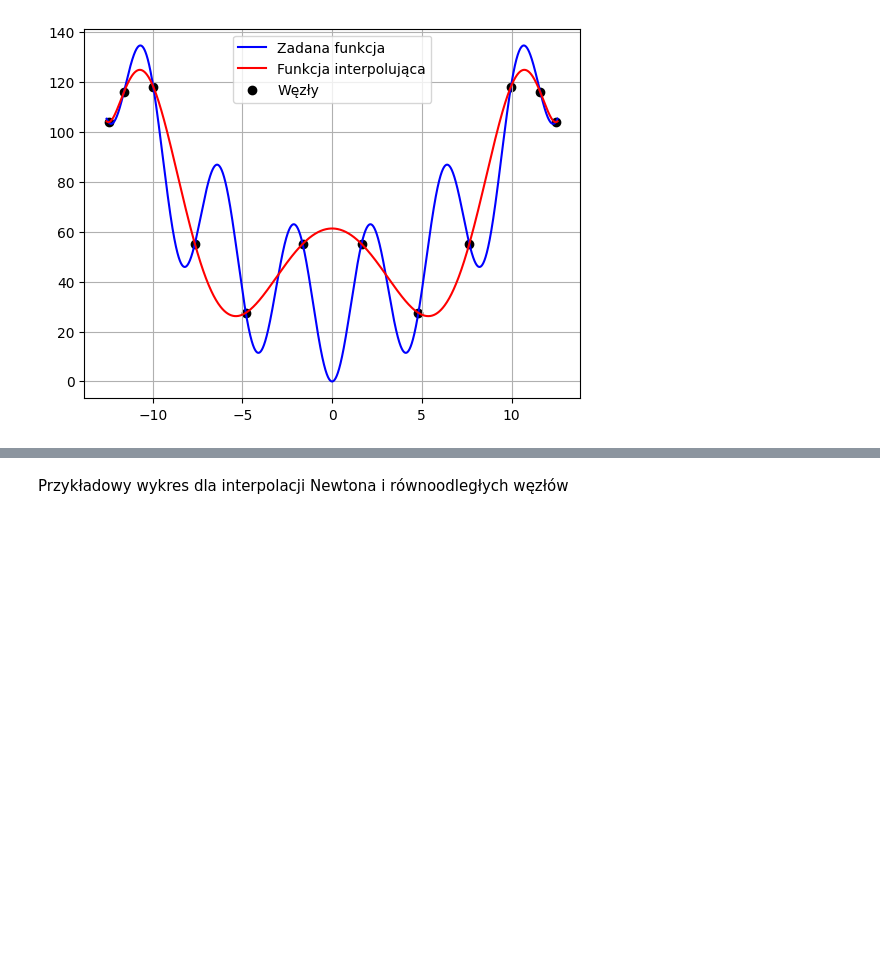
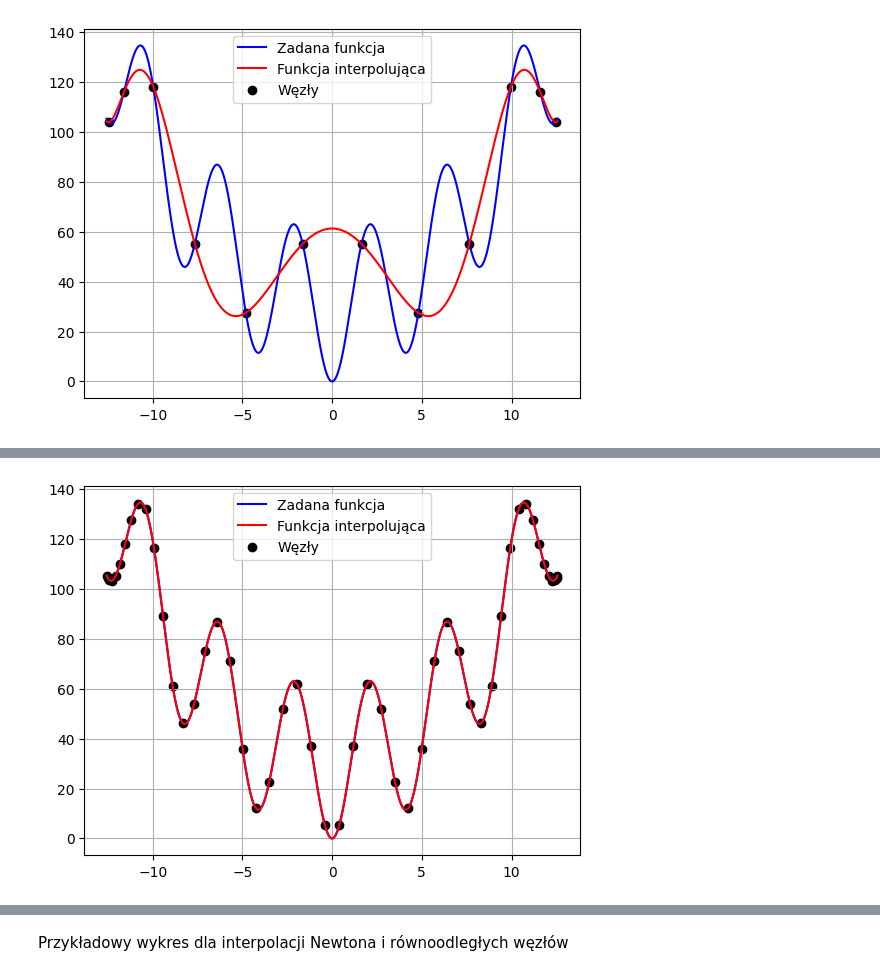
Before and after one commit to JakubFr4czek/MOwNiT, a Jupyter notebook: lab4c/fraczek_4c.ipynb, the cells around one changed output, grey strips where cells are left out. Cells and saved outputs as stored; diff of their text form; code cells hidden in the pictures; blank space fills up the shorter version.

```diff
--- a/lab4c/fraczek_4c.ipynb
+++ b/lab4c/fraczek_4c.ipynb
@@ -277,0 +310,4 @@ draw_interpolation(lagrange_interpolation, get_chebyshev_nodes, 12, "img02")
+# %%
+draw_interpolation(lagrange_interpolation, get_chebyshev_nodes, 50, "img05")
+# %% [output]
+[figure, added]
```
Also changed, not shown: parts of 11 cells of this notebook, 4 other files.
